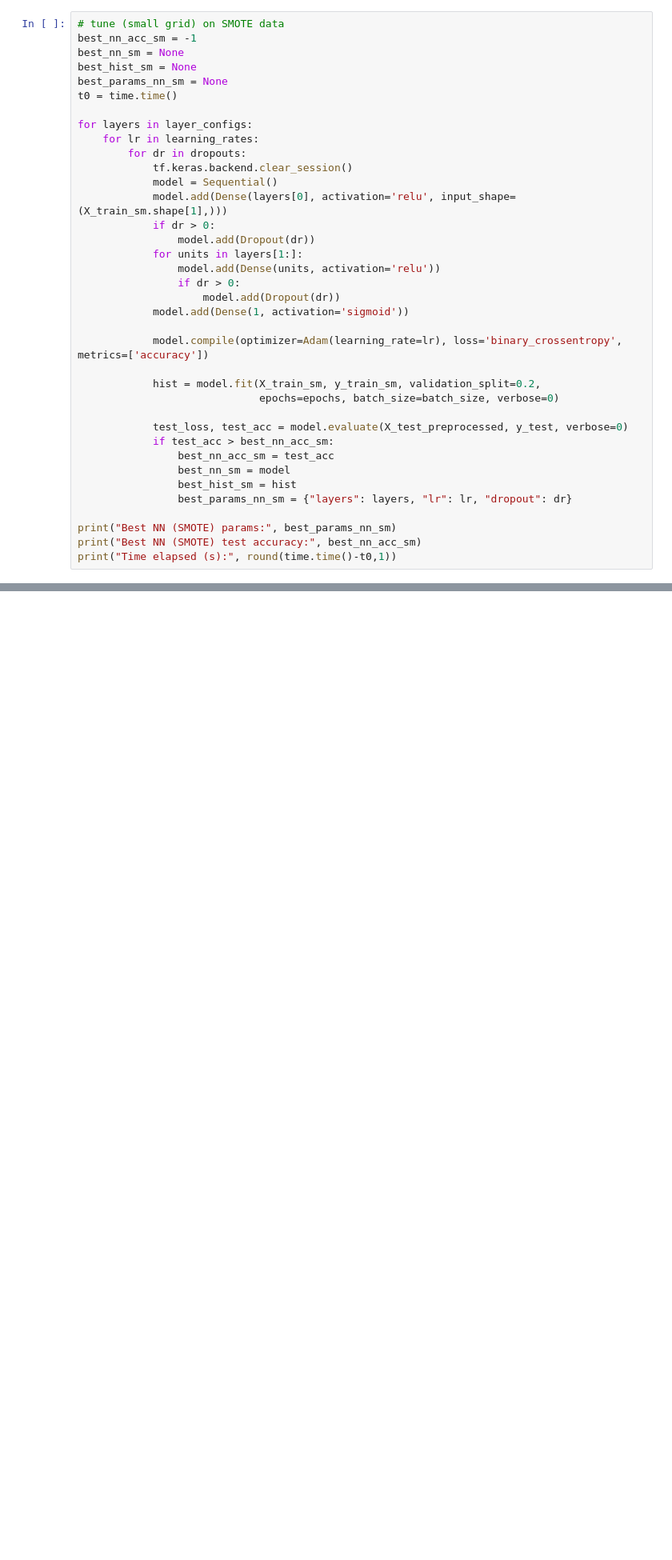
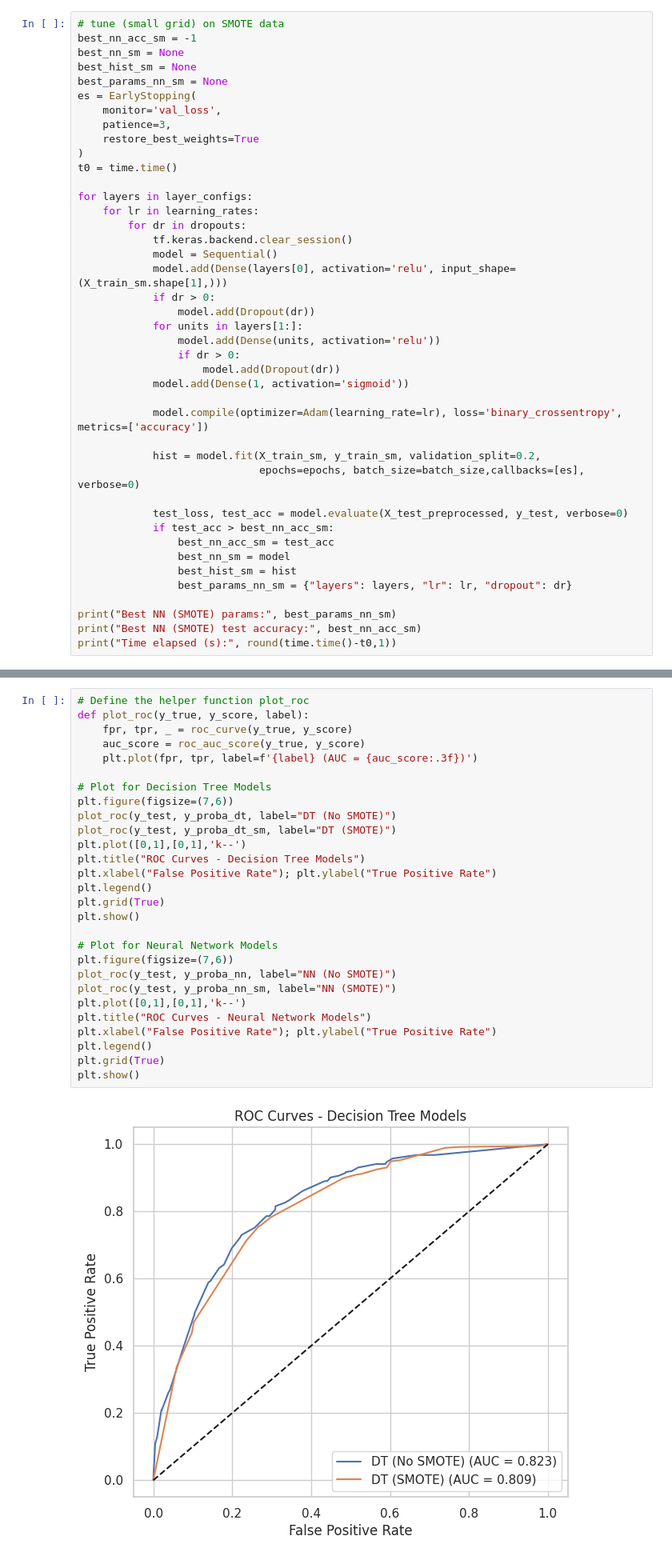
Before and after one commit to Yenuli0808/CM2604_Telco_Customer_Churn-CW, a Jupyter notebook: notebooks/Task_02/03_Modeling.ipynb, the cells around one changed output, grey strips where cells are left out. Shown at 80% size. Cells and saved outputs as stored; diff of their text form; blank space fills up the shorter version.

```diff
--- a/notebooks/Task_02/03_Modeling.ipynb
+++ b/notebooks/Task_02/03_Modeling.ipynb
@@ -471,6 +800,11 @@ best_nn_acc_sm = -1
 best_nn_sm = None
 best_hist_sm = None
 best_params_nn_sm = None
+es = EarlyStopping(
+    monitor='val_loss',
+    patience=3,
+    restore_best_weights=True
+)
 t0 = time.time()
 
 for layers in layer_configs:
@@ -490,7 +824,7 @@ for layers in layer_configs:
             model.compile(optimizer=Adam(learning_rate=lr), loss='binary_crossentropy', metrics=['accuracy'])
 
             hist = model.fit(X_train_sm, y_train_sm, validation_split=0.2,
-                             epochs=epochs, batch_size=batch_size, verbose=0)
+                             epochs=epochs, batch_size=batch_size,callbacks=[es], verbose=0)
 
             test_loss, test_acc = model.evaluate(X_test_preprocessed, y_test, verbose=0)
             if test_acc > best_nn_acc_sm:
@@ -541,0 +920,30 @@ plt.show()
+# %%
+# Define the helper function plot_roc
+def plot_roc(y_true, y_score, label):
+    fpr, tpr, _ = roc_curve(y_true, y_score)
+    auc_score = roc_auc_score(y_true, y_score)
+    plt.plot(fpr, tpr, label=f'{label} (AUC = {auc_score:.3f})')
+
+# Plot for Decision Tree Models
+plt.figure(figsize=(7,6))
+plot_roc(y_test, y_proba_dt, label="DT (No SMOTE)")
+plot_roc(y_test, y_proba_dt_sm, label="DT (SMOTE)")
+plt.plot([0,1],[0,1],'k--')
+plt.title("ROC Curves - Decision Tree Models")
+plt.xlabel("False Positive Rate"); plt.ylabel("True Positive Rate")
+plt.legend()
+plt.grid(True)
+plt.show()
+
+# Plot for Neural Network Models
+plt.figure(figsize=(7,6))
+plot_roc(y_test, y_proba_nn, label="NN (No SMOTE)")
+plot_roc(y_test, y_proba_nn_sm, label="NN (SMOTE)")
+plt.plot([0,1],[0,1],'k--')
+plt.title("ROC Curves - Neural Network Models")
+plt.xlabel("False Positive Rate"); plt.ylabel("True Positive Rate")
+plt.legend()
+plt.grid(True)
+plt.show()
+# %% [output]
+[figure, added]
```
Also changed, not shown: parts of 45 cells of this notebook.
